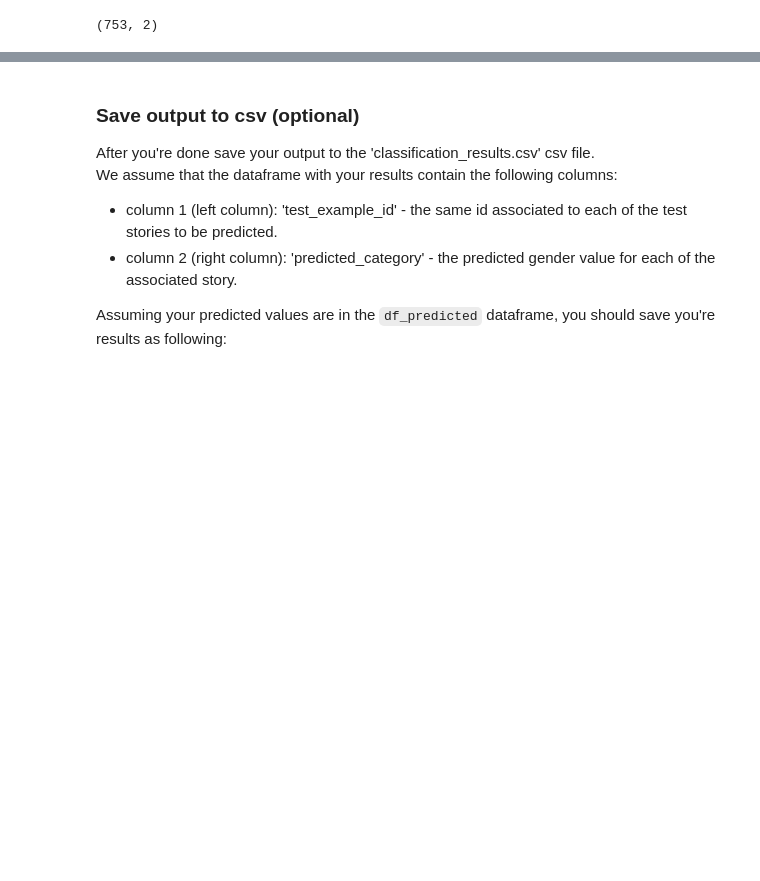
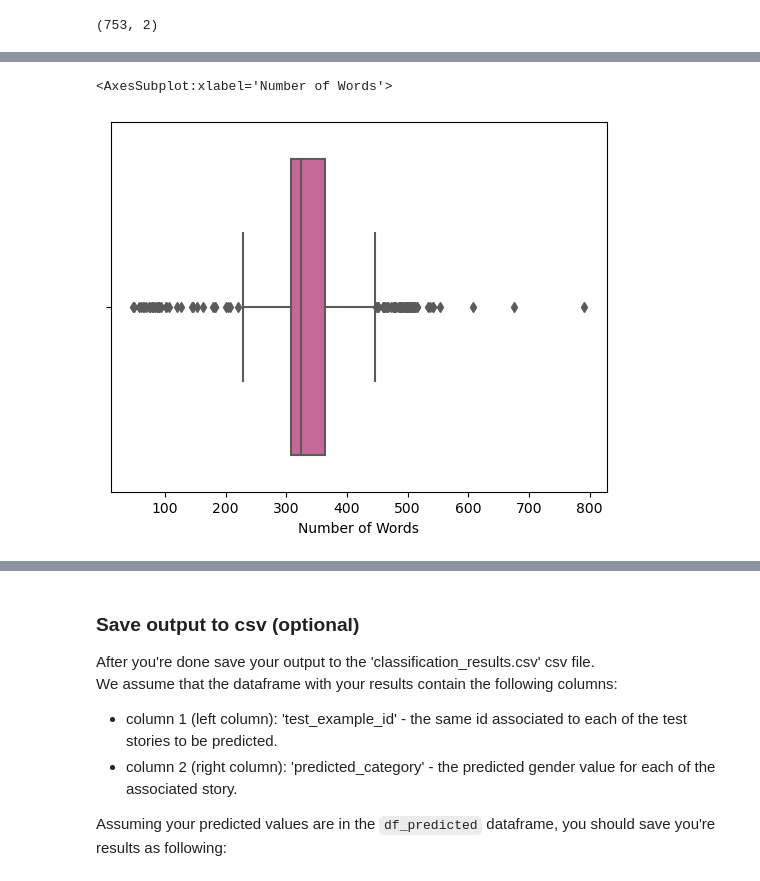
Before and after one commit to Shahars71/Text-Analysis-and-Machine-Learning, a Jupyter notebook: Assignment3-text-analysis.ipynb, the cells around one changed output, grey strips where cells are left out. Drawn from its saved outputs; the diff is of its cells as text; code cells hidden in the pictures; blank space fills up the shorter version.

```diff
--- a/Assignment3-text-analysis.ipynb
+++ b/Assignment3-text-analysis.ipynb
@@ -211,0 +247,5 @@ HEBREW,נדבקנו
+# %%
+sns.boxplot(x = df_train["Number of Words"], color = "#D65998")
+# %% [output]
+<AxesSubplot:xlabel='Number of Words'>
+[figure, added]
```
Also changed, not shown: parts of 41 cells of this notebook.
